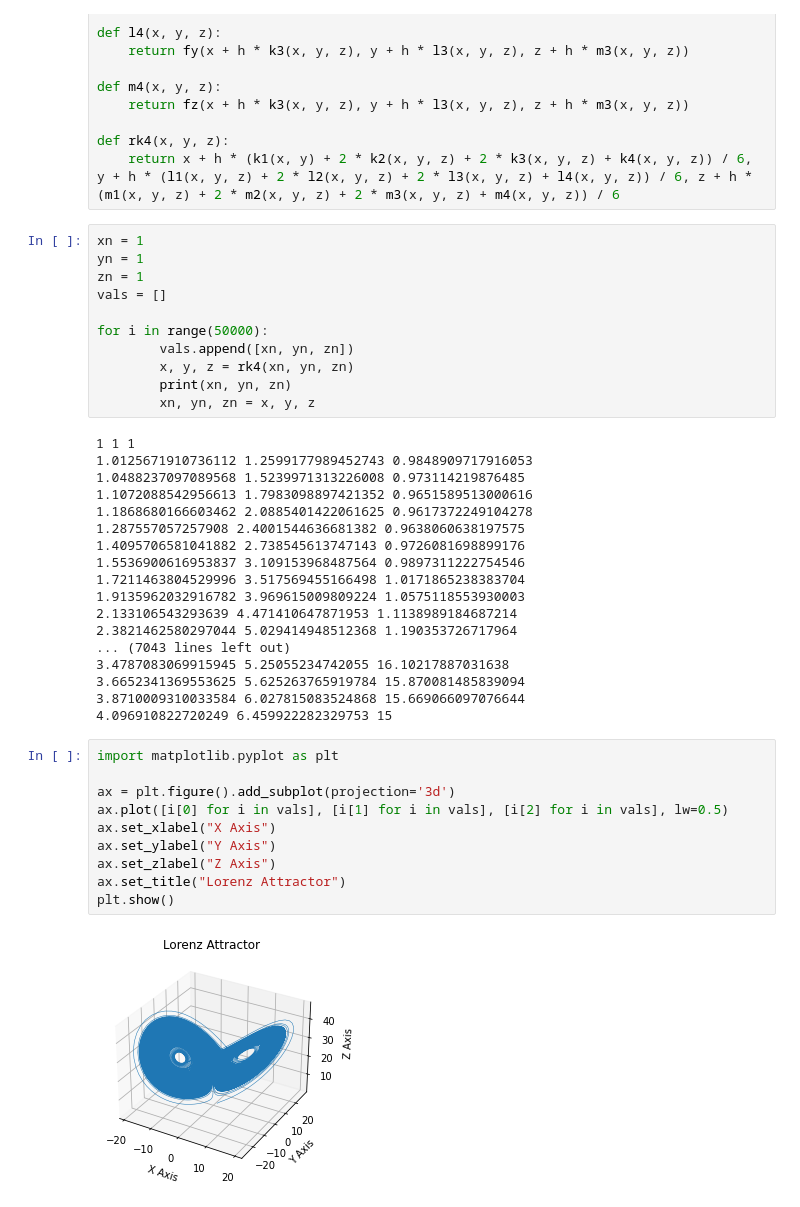
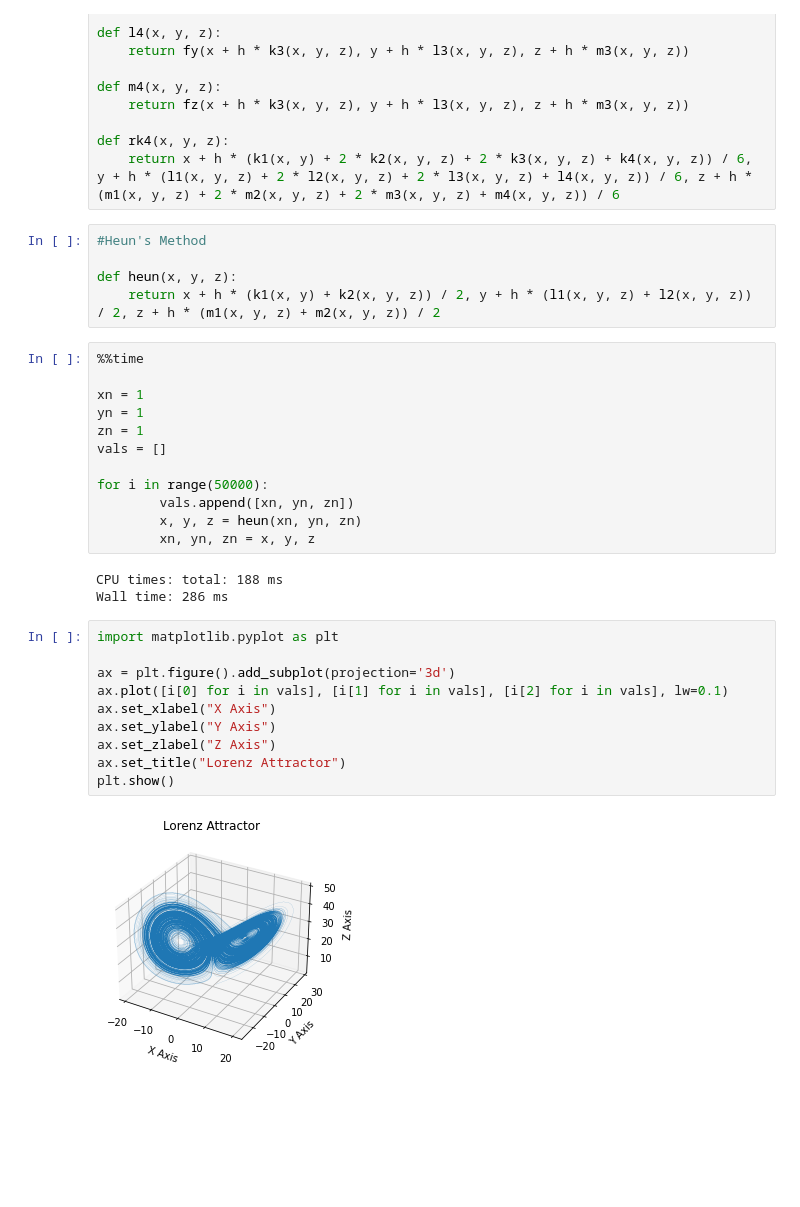
Before and after one commit to cakeforcat/PYNQ-IMAGEINE, a Jupyter notebook: RK4test.ipynb, the cells around one changed output. Saved outputs shown, nothing was run; the diff lists cells and outputs as text; blank space fills up the shorter version.

Commit message:
add heun(RK2)

```diff
--- a/RK4test.ipynb
+++ b/RK4test.ipynb
@@ -51,7 +51,14 @@ def m4(x, y, z):
 
 def rk4(x, y, z):
     return x + h * (k1(x, y) + 2 * k2(x, y, z) + 2 * k3(x, y, z) + k4(x, y, z)) / 6, y + h * (l1(x, y, z) + 2 * l2(x, y, z) + 2 * l3(x, y, z) + l4(x, y, z)) / 6, z + h * (m1(x, y, z) + 2 * m2(x, y, z) + 2 * m3(x, y, z) + m4(x, y, z)) / 6
+# %%
+#Heun's Method
+
+def heun(x, y, z):
+    return x + h * (k1(x, y) + k2(x, y, z)) / 2, y + h * (l1(x, y, z) + l2(x, y, z)) / 2, z + h * (m1(x, y, z) + m2(x, y, z)) / 2
 # %%
+%%time
+
 xn = 1
 yn = 1
 zn = 1
@@ -59,36 +66,20 @@ vals = []
 
 for i in range(50000):
         vals.append([xn, yn, zn])
-        x, y, z = rk4(xn, yn, zn)
-        print(xn, yn, zn)
+        x, y, z = heun(xn, yn, zn)
         xn, yn, zn = x, y, z
 # %% [output]
-1 1 1
-1.0125671910736112 1.2599177989452743 0.9848909717916053
-1.0488237097089568 1.5239971313226008 0.973114219876485
-1.1072088542956613 1.7983098897421352 0.9651589513000616
-1.1868680166603462 2.0885401422061625 0.9617372249104278
-1.287557057257908 2.4001544636681382 0.9638060638197575
-1.4095706581041882 2.738545613747143 0.9726081698899176
-1.5536900616953837 3.109153968487564 0.9897311222754546
-1.7211463804529996 3.517569455166498 1.0171865238383704
-1.9135962032916782 3.969615009809224 1.0575118553930003
-2.133106543293639 4.471410647871953 1.1138989184687214
-2.3821462580297044 5.029414948512368 1.190353726717964
-... (7043 lines left out)
-3.4787083069915945 5.25055234742055 16.10217887031638
-3.6652341369553625 5.625263765919784 15.870081485839094
-3.8710009310033584 6.027815083524868 15.669066097076644
-4.096910822720249 6.459922282329753 15
+CPU times: total: 188 ms
+Wall time: 286 ms
 # %%
 import matplotlib.pyplot as plt
 
 ax = plt.figure().add_subplot(projection='3d')
-ax.plot([i[0] for i in vals], [i[1] for i in vals], [i[2] for i in vals], lw=0.5)
+ax.plot([i[0] for i in vals], [i[1] for i in vals], [i[2] for i in vals], lw=0.1)
 ax.set_xlabel("X Axis")
 ax.set_ylabel("Y Axis")
 ax.set_zlabel("Z Axis")
 ax.set_title("Lorenz Attractor")
 plt.show()
 # %% [output]
-[figure, old version]
+[figure, new version]
```
